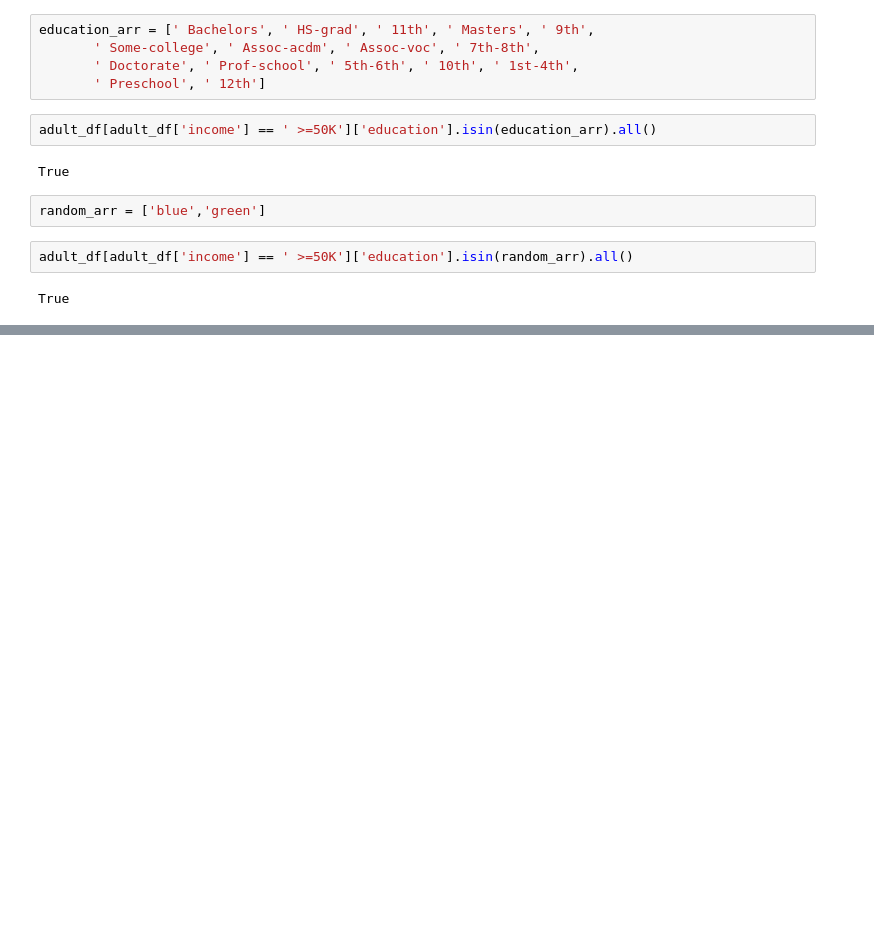
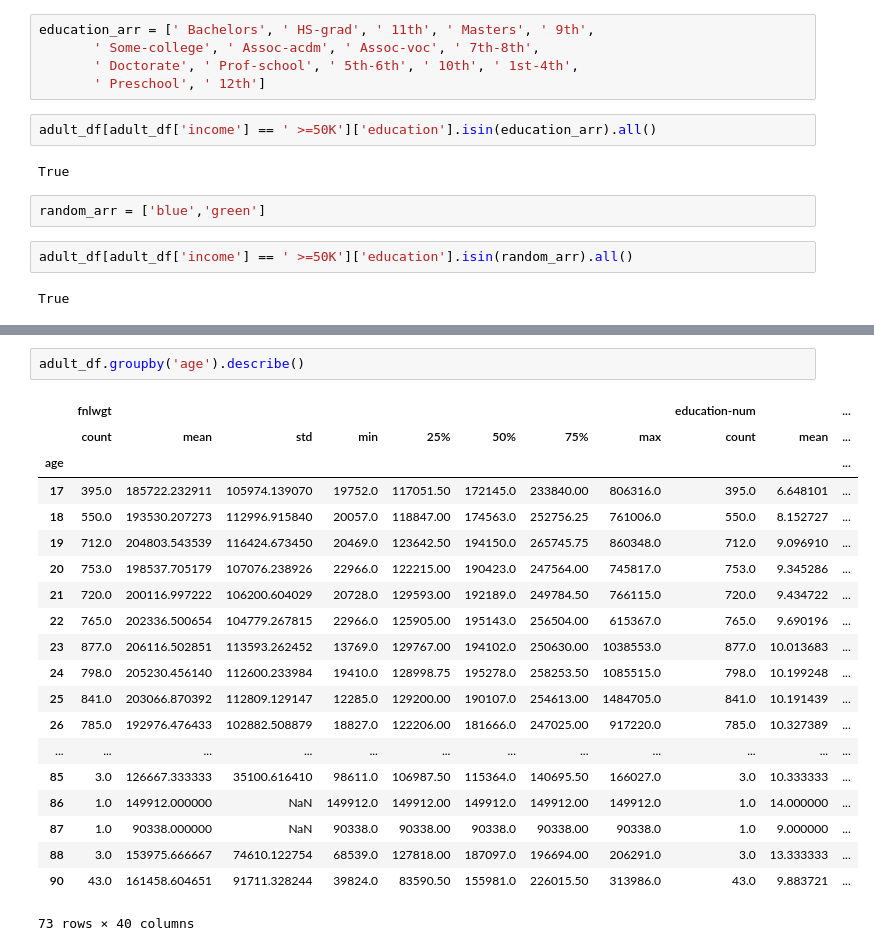
Before and after one commit to davideliason/DM4BA_Personal_Practice, a Jupyter notebook: Practice_AdultIncome.ipynb, the cells around one changed output, grey strips where cells are left out. Saved outputs shown, nothing was run; the diff lists cells and outputs as text; blank space fills up the shorter version.

```diff
--- a/Practice_AdultIncome.ipynb
+++ b/Practice_AdultIncome.ipynb
@@ -243,0 +250,23 @@ True
+# %%
+adult_df.groupby('age').describe()
+# %% [output]
+|  | fnlwgt |  |  |  |  |  |  |  | education-num |  | ... |
+|  | count | mean | std | min | 25% | 50% | 75% | max | count | mean | ... |
+| age |  |  |  |  |  |  |  |  |  |  | ... |
+| 17 | 395.0 | 185722.232911 | 105974.139070 | 19752.0 | 117051.50 | 172145.0 | 233840.00 | 806316.0 | 395.0 | 6.648101 | ... |
+| 18 | 550.0 | 193530.207273 | 112996.915840 | 20057.0 | 118847.00 | 174563.0 | 252756.25 | 761006.0 | 550.0 | 8.152727 | ... |
+| 19 | 712.0 | 204803.543539 | 116424.673450 | 20469.0 | 123642.50 | 194150.0 | 265745.75 | 860348.0 | 712.0 | 9.096910 | ... |
+| 20 | 753.0 | 198537.705179 | 107076.238926 | 22966.0 | 122215.00 | 190423.0 | 247564.00 | 745817.0 | 753.0 | 9.345286 | ... |
+| 21 | 720.0 | 200116.997222 | 106200.604029 | 20728.0 | 129593.00 | 192189.0 | 249784.50 | 766115.0 | 720.0 | 9.434722 | ... |
+| 22 | 765.0 | 202336.500654 | 104779.267815 | 22966.0 | 125905.00 | 195143.0 | 256504.00 | 615367.0 | 765.0 | 9.690196 | ... |
+| 23 | 877.0 | 206116.502851 | 113593.262452 | 13769.0 | 129767.00 | 194102.0 | 250630.00 | 1038553.0 | 877.0 | 10.013683 | ... |
+| 24 | 798.0 | 205230.456140 | 112600.233984 | 19410.0 | 128998.75 | 195278.0 | 258253.50 | 1085515.0 | 798.0 | 10.199248 | ... |
+| 25 | 841.0 | 203066.870392 | 112809.129147 | 12285.0 | 129200.00 | 190107.0 | 254613.00 | 1484705.0 | 841.0 | 10.191439 | ... |
+| 26 | 785.0 | 192976.476433 | 102882.508879 | 18827.0 | 122206.00 | 181666.0 | 247025.00 | 917220.0 | 785.0 | 10.327389 | ... |
+| ... | ... | ... | ... | ... | ... | ... | ... | ... | ... | ... | ... |
+| 85 | 3.0 | 126667.333333 | 35100.616410 | 98611.0 | 106987.50 | 115364.0 | 140695.50 | 166027.0 | 3.0 | 10.333333 | ... |
+| 86 | 1.0 | 149912.000000 | NaN | 149912.0 | 149912.00 | 149912.0 | 149912.00 | 149912.0 | 1.0 | 14.000000 | ... |
+| 87 | 1.0 | 90338.000000 | NaN | 90338.0 | 90338.00 | 90338.0 | 90338.00 | 90338.0 | 1.0 | 9.000000 | ... |
+| 88 | 3.0 | 153975.666667 | 74610.122754 | 68539.0 | 127818.00 | 187097.0 | 196694.00 | 206291.0 | 3.0 | 13.333333 | ... |
+| 90 | 43.0 | 161458.604651 | 91711.328244 | 39824.0 | 83590.50 | 155981.0 | 226015.50 | 313986.0 | 43.0 | 9.883721 | ... |
+73 rows × 40 columns
```
Also changed, not shown: parts of 4 cells of this notebook.
